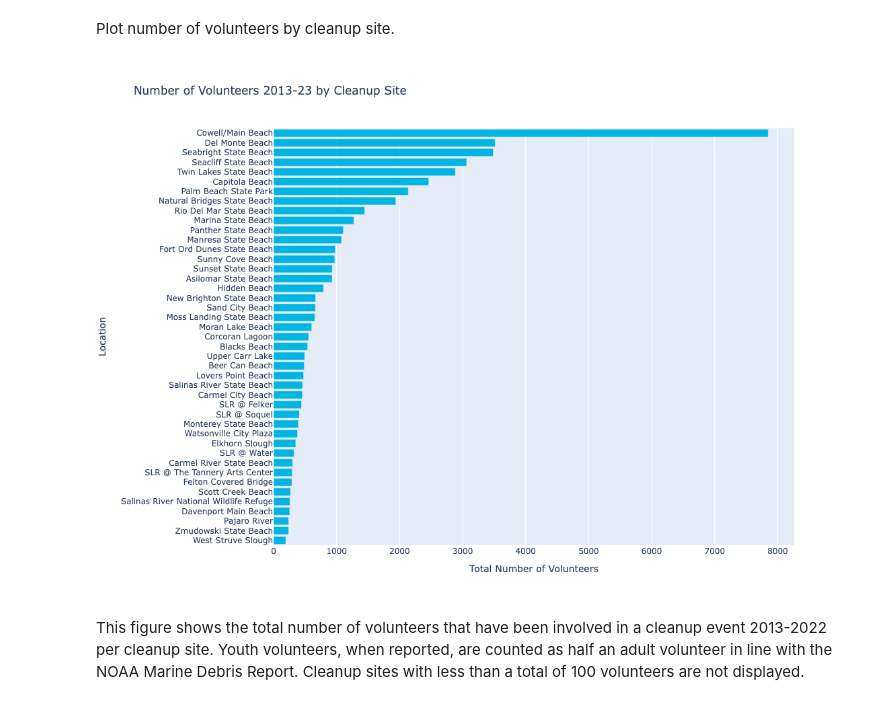
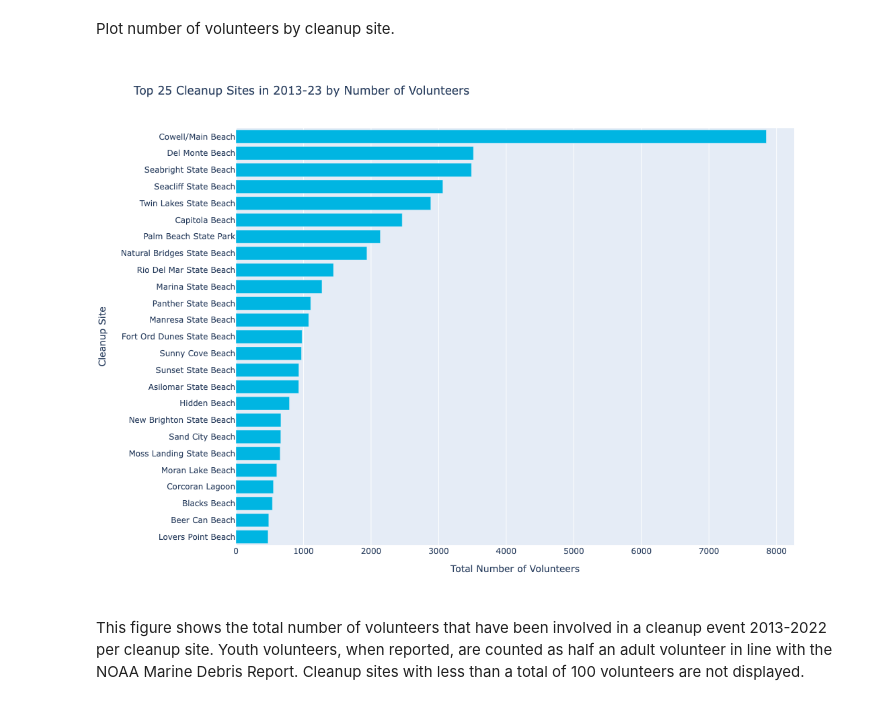
Before and after one commit to jennyfolkesson/saveOurShores, a Jupyter notebook: SOS_cleanup_data.ipynb, the cells around one changed output. Cells and saved outputs as stored; diff of their text form; code cells hidden in the pictures.

```diff
--- a/SOS_cleanup_data.ipynb
+++ b/SOS_cleanup_data.ipynb
@@ -242,33 +248,33 @@ sos_sites.drop(nonnumeric_cols, axis=1, inplace=True)
 sos_sites = sos_sites.groupby('Cleanup Site').sum()
 sos_sites = sos_sites.reset_index()
 
-# Drop sites with small number of volunteers
-sos_volunteers = sos_sites.drop(sos_sites[sos_sites['Total Volunteers'] <= 250].index)
+# Select top 25 sites by number of volunteers
+sos_volunteers = sos_sites.copy()
+sos_volunteers.sort_values('Total Volunteers', ascending=False, inplace=True)
+sos_volunteers = sos_volunteers.head(25)
 # %% [markdown]
 Plot number of volunteers by cleanup site.
 # %%
-import importlib
-importlib.reload(plots)
 fig = go.Figure()
 fig.add_trace(go.Bar(
     y=sos_volunteers['Cleanup Site'],
     x=sos_volunteers['Adult Volunteers'],
     orientation='h',
     name='Total Cleanup Volunteers',
-    marker=dict(color=plots.SOS_BLUE),
+    marker=dict(color=graphs.SOS_BLUE),
 ))
 fig.update_layout(
     autosize=False,
     width=1000,
     height=800,
-    title="Number of Volunteers 2013-23 by Cleanup Site",
-    yaxis_title='Location',
+    title="Top 25 Cleanup Sites in 2013-23 by Number of Volunteers",
+    yaxis_title='Cleanup Site',
     xaxis_title='Total Number of Volunteers',
     yaxis={'categoryorder':'total ascending'}
 )
 fig.show()
 # %% [output]
-[figure, old version]
+[figure, new version]
 # %% [markdown]
 This figure shows the total number of volunteers that have been involved in a cleanup event 2013-2022 per cleanup site. Youth volunteers, when reported, are counted as half an adult volunteer in line with the NOAA Marine Debris Report.
 Cleanup sites with less than a total of 100 volunteers are not displayed.
```
Also changed, not shown: parts of 10 cells of this notebook, 2 other files.
